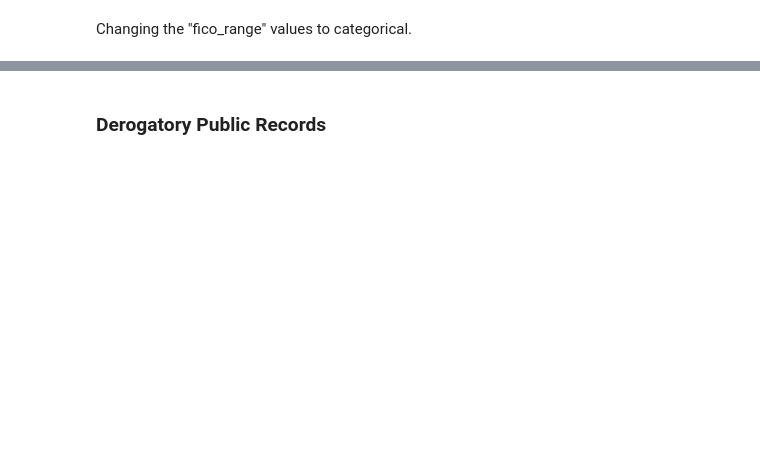
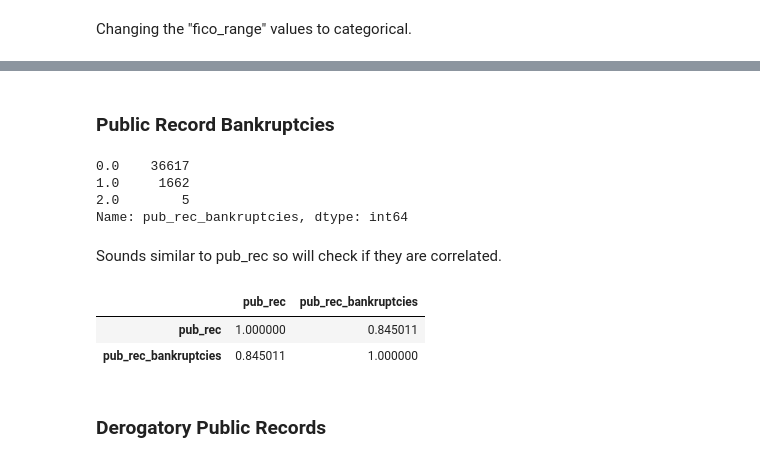
Before and after one commit to stephanieduncan/predicting_defaults_project, a Jupyter notebook: cleaning_script/cleaning_script.ipynb, the cells around one changed output, grey strips where cells are left out. Drawn from its saved outputs; the diff is of its cells as text; code cells hidden in the pictures; blank space fills up the shorter version.

```diff
--- a/cleaning_script/cleaning_script.ipynb
+++ b/cleaning_script/cleaning_script.ipynb
@@ -330,9 +341,7 @@ loans_clean = loans_clean.drop(["tax_liens"], axis = 1)
 # %%
-#Removing further variables which are irrelevant in default prediction
-loans_clean = loans_clean.drop(["title", "revol_bal",
-                                "initial_list_status", "out_prncp", "out_prncp_inv", "total_pymnt",
-                                "total_pymnt_inv", "total_rec_prncp", "total_rec_int", "total_rec_late_fee",
-                                "chargeoff_within_12_mths", "earliest_cr_line", "total_acc",
+loans_clean = loans_clean.drop(["title", "revol_bal", "initial_list_status",
+                                "out_prncp", "out_prncp_inv", "total_pymnt",
+                                "total_pymnt_inv", "total_rec_prncp", "total_rec_int",
+                                "total_rec_late_fee", "chargeoff_within_12_mths", "total_acc",
                                "last_credit_pull_d", "collection_recovery_fee"],
                                axis = 1)
-loans_clean
@@ -549,6 +533,3 @@ The home_ownership variable has values showing "other" and "none". The data dict
-# %%
-loans_data_clean = loans_data_clean[-loans_data_clean["home_ownership"].str.contains("NONE")]
-loans_data_clean["home_ownership"].unique()
 # %% [markdown]
 ### Verification Status
 # %%
@@ -576,2 +571,0 @@ Keeping year from issued date "issue_d"
-# %%
-loans_data_clean['issue_d'] = loans_data_clean['issue_d'].str[4:len('issue_d') + 1].astype("category")
@@ -578,2 +574,5 @@ loans_data_clean['issue_d'] = loans_data_clean['issue_d'].str[4:len('issue_d') +
+# %%
+loans_data_clean['issue_d'] = pd.to_datetime(loans_data_clean['issue_d'])
+loans_data_clean.loc[:, 'issue_d'] = (loans_data_clean['issue_d'].dt.year)
 # %%
 loans_data_clean["issue_d"].unique()
@@ -621,3 +683,20 @@ loans_data_clean.head(50)
+# %% [markdown]
+### Public Record Bankruptcies
+# %%
+loans_data_clean["pub_rec_bankruptcies"].value_counts()
+# %% [output]
+0.0    36617
+1.0     1662
+2.0        5
+Name: pub_rec_bankruptcies, dtype: int64
+# %% [markdown]
+Sounds similar to pub_rec so will check if they are correlated.
+# %%
+loans_data_clean[['pub_rec','pub_rec_bankruptcies']].corr()
+# %% [output]
+|  | pub_rec | pub_rec_bankruptcies |
+| pub_rec | 1.000000 | 0.845011 |
+| pub_rec_bankruptcies | 0.845011 | 1.000000 |
 # %% [markdown]
 ### Derogatory Public Records
 # %%
```
Also changed, not shown: parts of 47 cells of this notebook, 3 other files.
